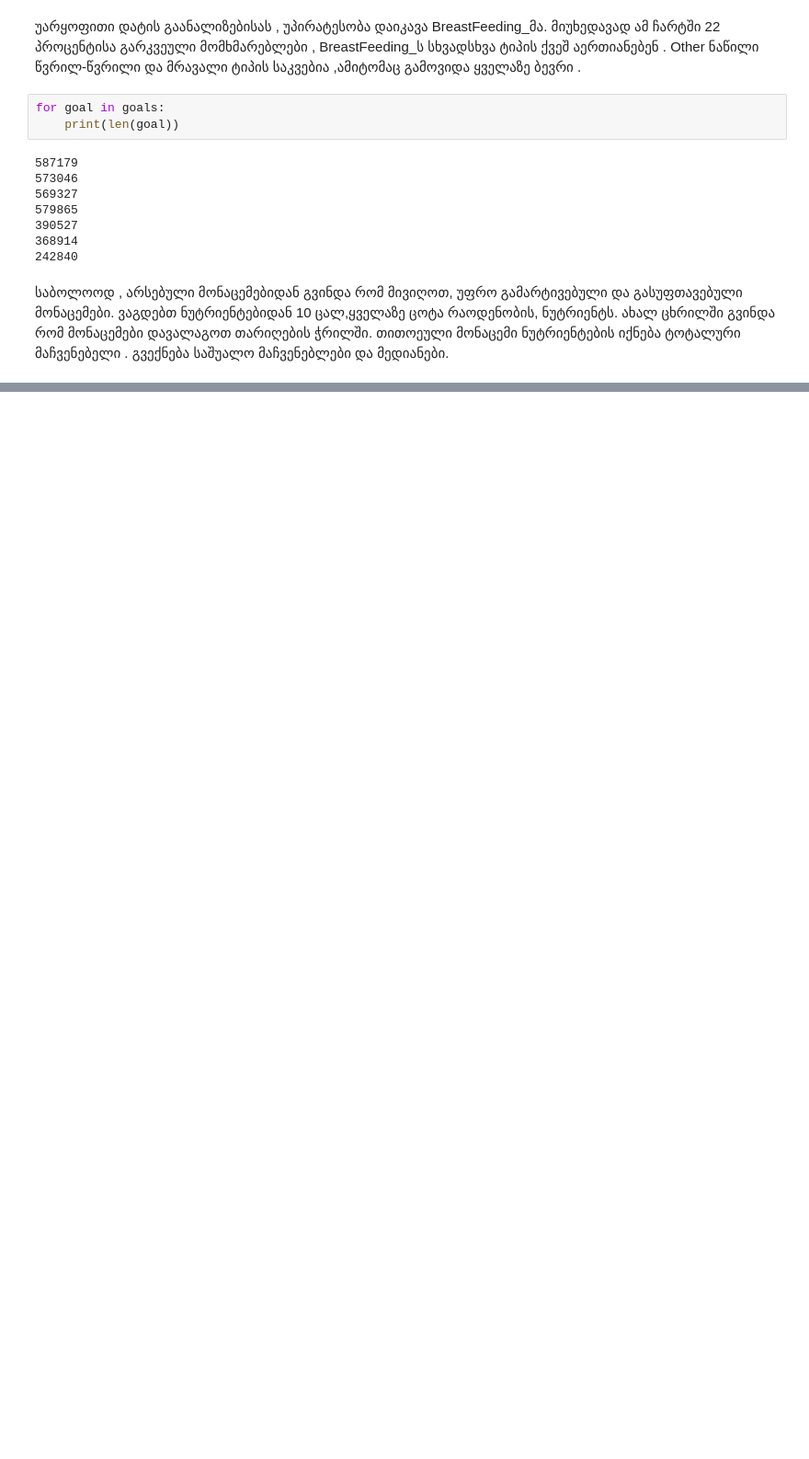
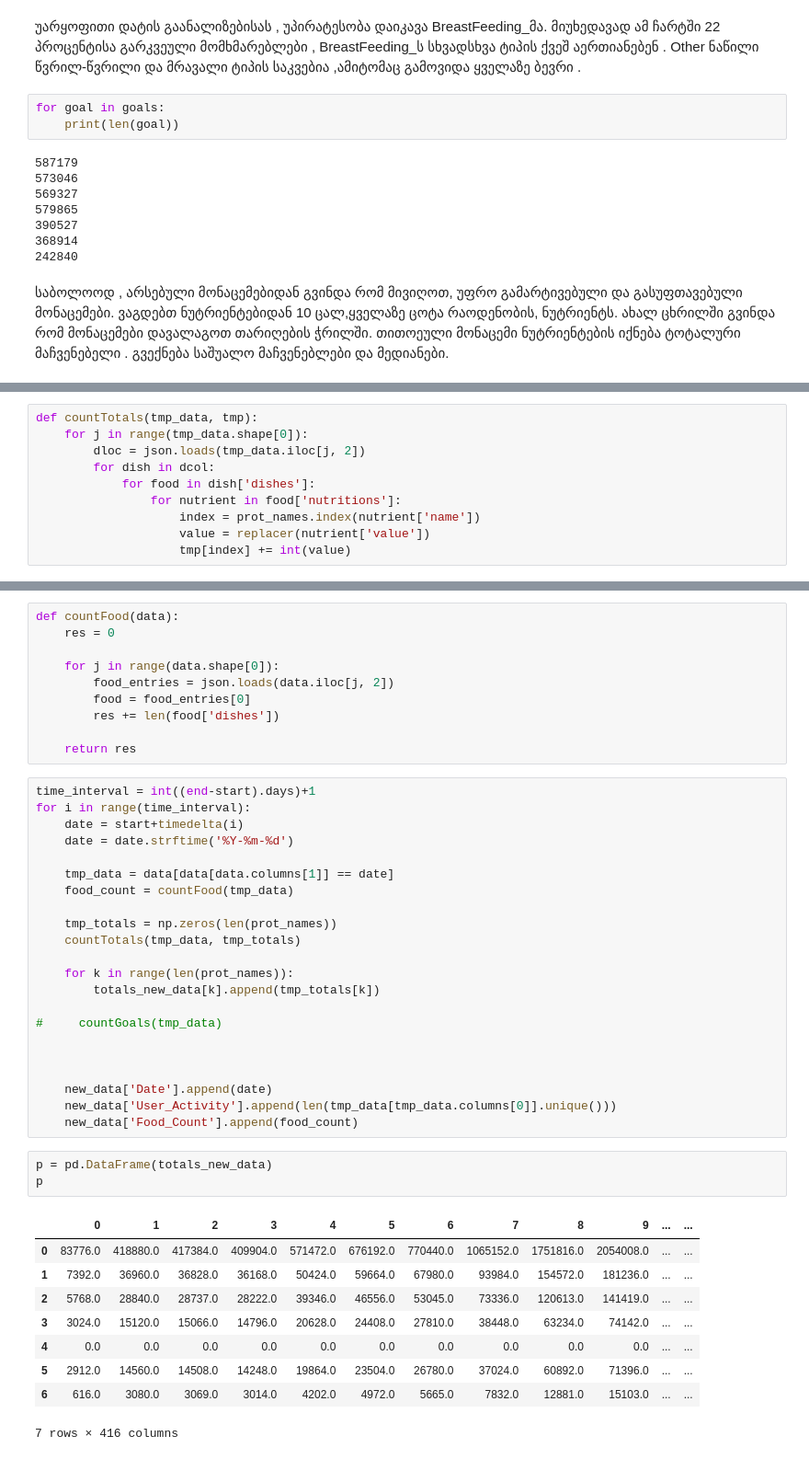
Before and after one commit to dbera17/ML, a Jupyter notebook: final_proj.ipynb, the cells around one changed output, grey strips where cells are left out. Shown at 92% size. Drawn from its saved outputs; the diff is of its cells as text; blank space fills up the shorter version.

```diff
--- a/final_proj.ipynb
+++ b/final_proj.ipynb
@@ -398,0 +395,10 @@ new_data['goal_fiber_median'] = []
+# %%
+def countTotals(tmp_data, tmp):
+    for j in range(tmp_data.shape[0]):
+        dloc = json.loads(tmp_data.iloc[j, 2])
+        for dish in dcol:
+            for food in dish['dishes']:
+                for nutrient in food['nutritions']:
+                    index = prot_names.index(nutrient['name'])
+                    value = replacer(nutrient['value'])
+                    tmp[index] += int(value)
@@ -398,0 +439,45 @@ new_data['goal_fiber_median'] = []
+# %%
+def countFood(data):
+    res = 0
+
+    for j in range(data.shape[0]):
+        food_entries = json.loads(data.iloc[j, 2])
+        food = food_entries[0]
+        res += len(food['dishes'])
+
+    return res
+# %%
+time_interval = int((end-start).days)+1
+for i in range(time_interval):
+    date = start+timedelta(i)
+    date = date.strftime('%Y-%m-%d')
+
+    tmp_data = data[data[data.columns[1]] == date]
+    food_count = countFood(tmp_data)
+
+    tmp_totals = np.zeros(len(prot_names))
+    countTotals(tmp_data, tmp_totals)
+
+    for k in range(len(prot_names)):
+        totals_new_data[k].append(tmp_totals[k])
+
+#     countGoals(tmp_data)
+
+
+
+    new_data['Date'].append(date)
+    new_data['User_Activity'].append(len(tmp_data[tmp_data.columns[0]].unique()))
+    new_data['Food_Count'].append(food_count)
+# %%
+p = pd.DataFrame(totals_new_data)
+p
+# %% [output]
+|  | 0 | 1 | 2 | 3 | 4 | 5 | 6 | 7 | 8 | 9 | ... | ... |
+| 0 | 83776.0 | 418880.0 | 417384.0 | 409904.0 | 571472.0 | 676192.0 | 770440.0 | 1065152.0 | 1751816.0 | 2054008.0 | ... | ... |
+| 1 | 7392.0 | 36960.0 | 36828.0 | 36168.0 | 50424.0 | 59664.0 | 67980.0 | 93984.0 | 154572.0 | 181236.0 | ... | ... |
+| 2 | 5768.0 | 28840.0 | 28737.0 | 28222.0 | 39346.0 | 46556.0 | 53045.0 | 73336.0 | 120613.0 | 141419.0 | ... | ... |
+| 3 | 3024.0 | 15120.0 | 15066.0 | 14796.0 | 20628.0 | 24408.0 | 27810.0 | 38448.0 | 63234.0 | 74142.0 | ... | ... |
+| 4 | 0.0 | 0.0 | 0.0 | 0.0 | 0.0 | 0.0 | 0.0 | 0.0 | 0.0 | 0.0 | ... | ... |
+| 5 | 2912.0 | 14560.0 | 14508.0 | 14248.0 | 19864.0 | 23504.0 | 26780.0 | 37024.0 | 60892.0 | 71396.0 | ... | ... |
+| 6 | 616.0 | 3080.0 | 3069.0 | 3014.0 | 4202.0 | 4972.0 | 5665.0 | 7832.0 | 12881.0 | 15103.0 | ... | ... |
+7 rows × 416 columns
```
Also changed, not shown: parts of 6 cells of this notebook.
